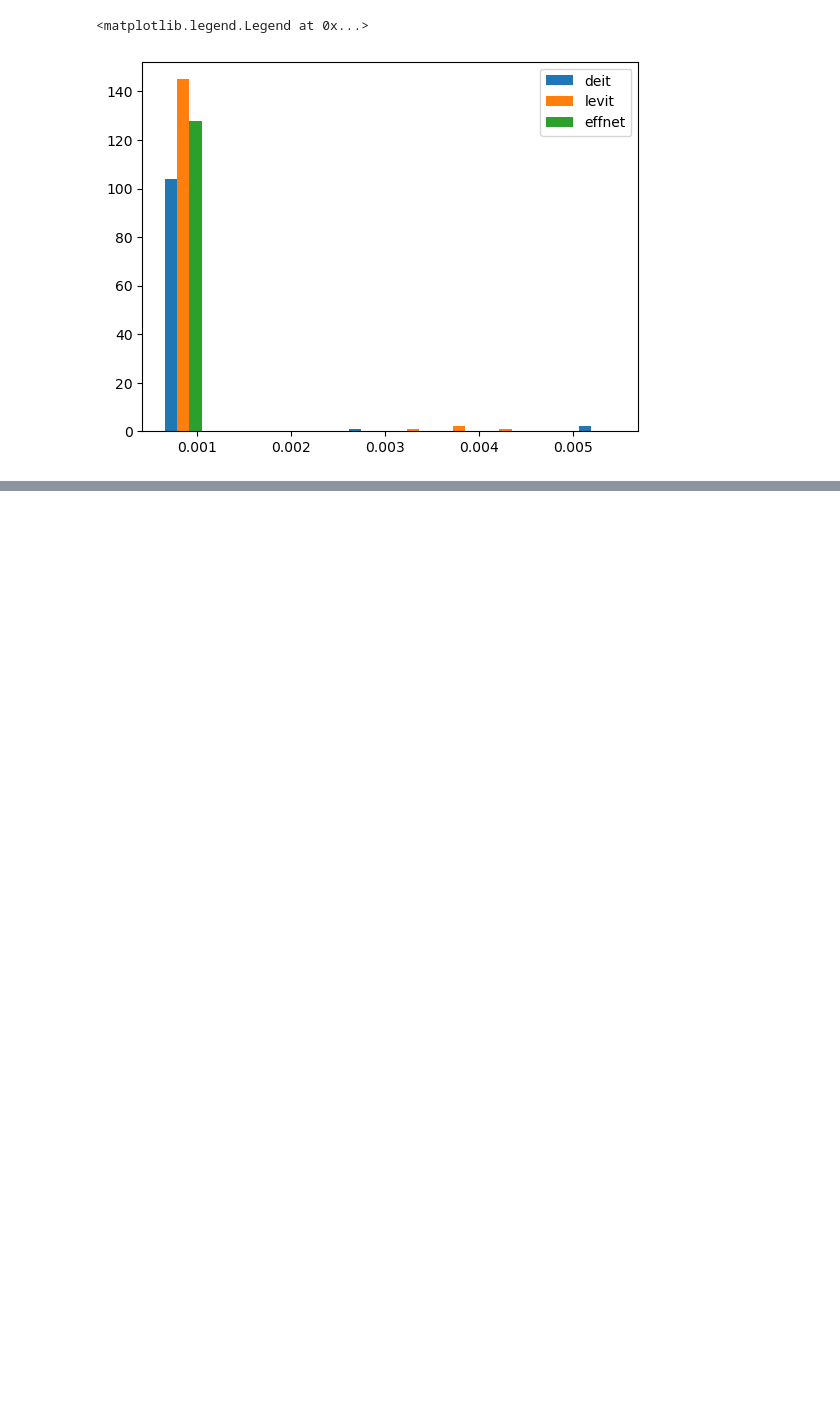
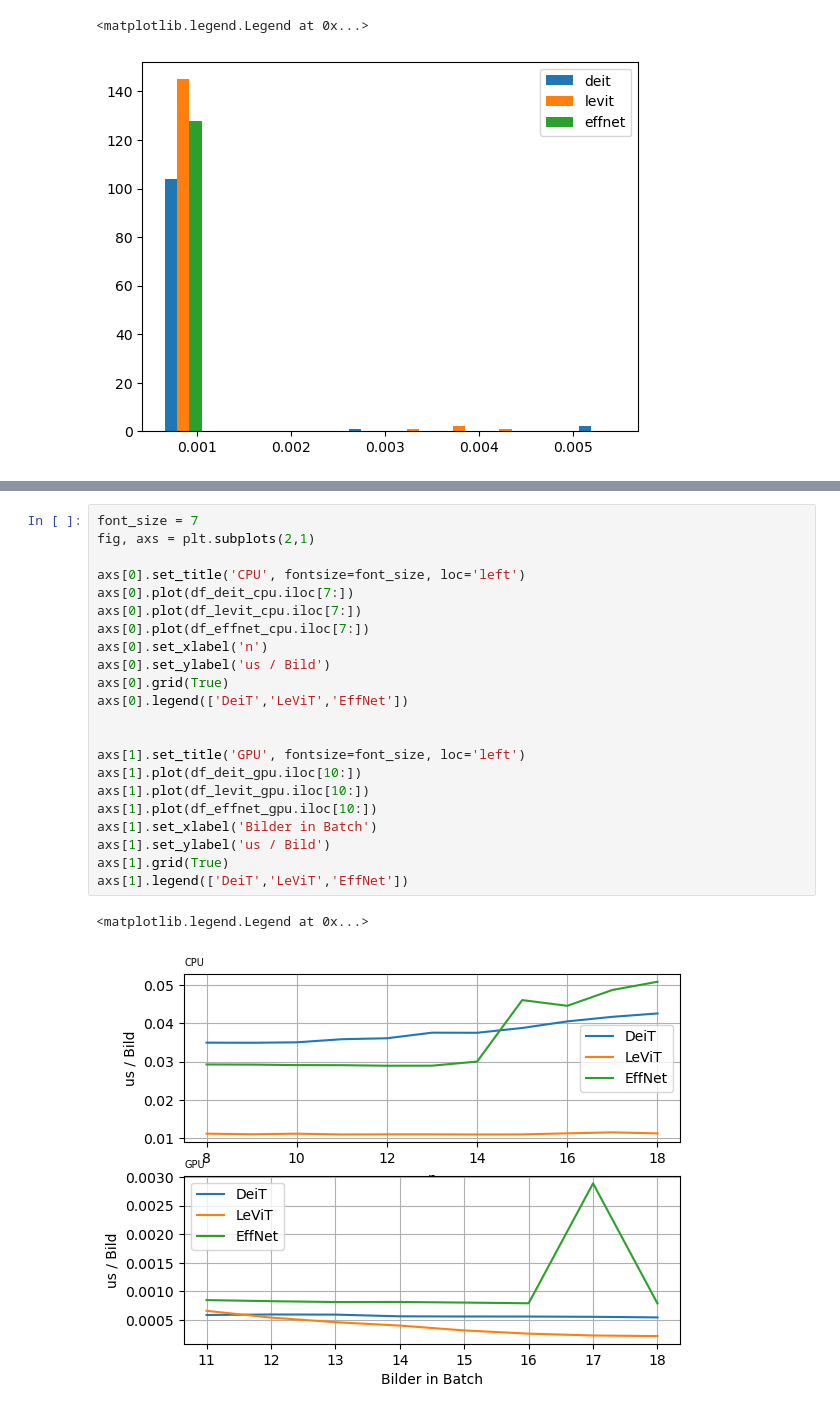
Before and after one commit to SimonKmr/DeitProject, a Jupyter notebook: analysis/notebooks/InferenceTime.ipynb, the cells around one changed output, grey strips where cells are left out. Drawn from its saved outputs; the diff is of its cells as text; blank space fills up the shorter version.

```diff
--- a/analysis/notebooks/InferenceTime.ipynb
+++ b/analysis/notebooks/InferenceTime.ipynb
@@ -182,0 +219,25 @@ dtype: float64
+# %%
+font_size = 7
+fig, axs = plt.subplots(2,1)
+
+axs[0].set_title('CPU', fontsize=font_size, loc='left')
+axs[0].plot(df_deit_cpu.iloc[7:])
+axs[0].plot(df_levit_cpu.iloc[7:])
+axs[0].plot(df_effnet_cpu.iloc[7:])
+axs[0].set_xlabel('n')
+axs[0].set_ylabel('us / Bild')
+axs[0].grid(True)
+axs[0].legend(['DeiT','LeViT','EffNet'])
+
+
+axs[1].set_title('GPU', fontsize=font_size, loc='left')
+axs[1].plot(df_deit_gpu.iloc[10:])
+axs[1].plot(df_levit_gpu.iloc[10:])
+axs[1].plot(df_effnet_gpu.iloc[10:])
+axs[1].set_xlabel('Bilder in Batch')
+axs[1].set_ylabel('us / Bild')
+axs[1].grid(True)
+axs[1].legend(['DeiT','LeViT','EffNet'])
+# %% [output]
+<matplotlib.legend.Legend at 0x...>
+[figure, added]
```
Also changed, not shown: parts of 6 cells of this notebook, 22 other files.
